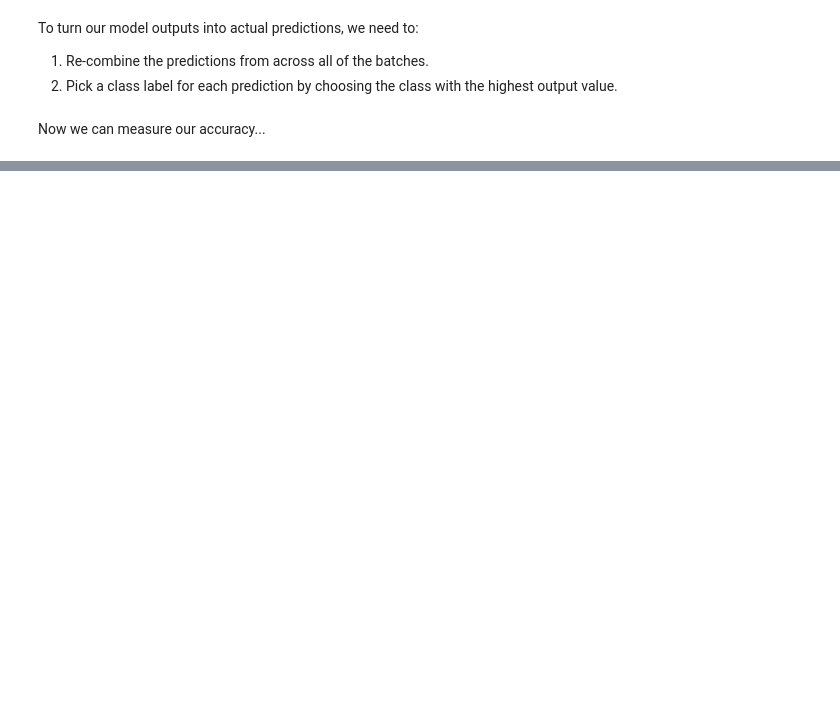
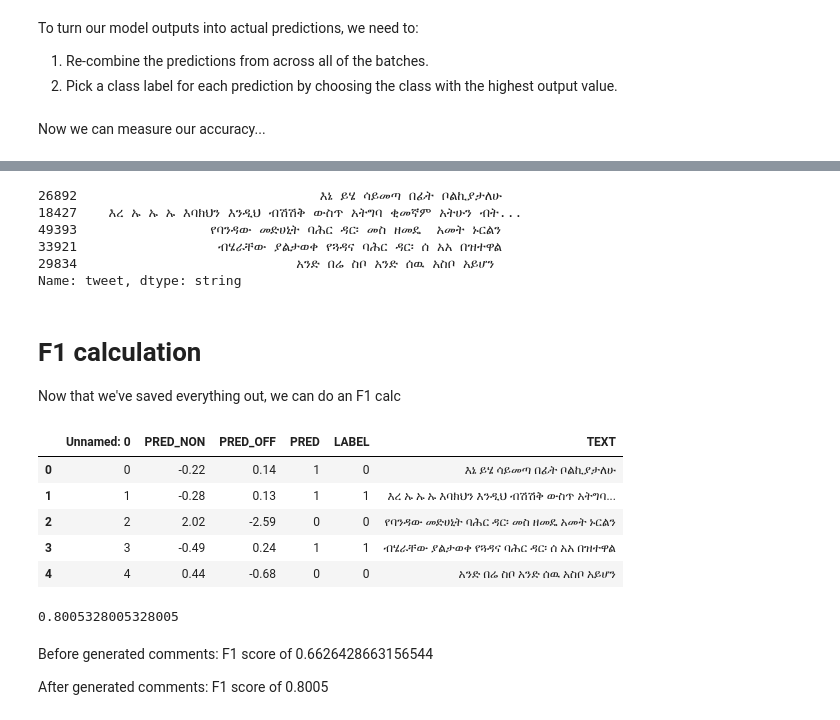
Before and after one commit to jcweaver/w266-project, a Jupyter notebook: XLMR-Amharic-Plus.ipynb, the cells around one changed output, grey strips where cells are left out. Cells and saved outputs as stored; diff of their text form; code cells hidden in the pictures; blank space fills up the shorter version.

```diff
--- a/XLMR-Amharic-Plus.ipynb
+++ b/XLMR-Amharic-Plus.ipynb
@@ -815,0 +749,10 @@ XLM-R Prediction accuracy: 0.868
+# %%
+amt = pd.Series(amharic_test["tweet"], dtype="string")
+amt.head()
+# %% [output]
+26892                               እኔ ይሄ ሳይመጣ በፊት ቦልኪያታለሁ
+18427    እረ ኡ ኡ ኡ እባክህን እንዲህ ብሽሽቅ ውስጥ አትግባ ቂመኛም አትሁን ብት...
+49393                 የባንዳው መድሀኒት ባሕር ዳር፡ መስ ዘመዴ  አመት ኑርልን
+33921                  ብሄራቸው ያልታወቀ የጓዳና ባሕር ዳር፡ ሰ አአ በዝተዋል
+29834                            አንድ በሬ ስቦ አንድ ሰዉ አስቦ አይሆን
+Name: tweet, dtype: string
@@ -815,0 +770,28 @@ XLM-R Prediction accuracy: 0.868
+# %% [markdown]
+# F1 calculation
+
+Now that we've saved everything out, we can do an F1 calc
+# %%
+
+import pandas as pd
+
+am_df = pd.read_csv("am_plus_pred_data.csv")
+# %%
+am_df.head()
+# %% [output]
+|  | Unnamed: 0 | PRED_NON | PRED_OFF | PRED | LABEL | TEXT |
+| 0 | 0 | -0.22 | 0.14 | 1 | 0 | እኔ ይሄ ሳይመጣ በፊት ቦልኪያታለሁ |
+| 1 | 1 | -0.28 | 0.13 | 1 | 1 | እረ ኡ ኡ ኡ እባክህን እንዲህ ብሽሽቅ ውስጥ አትግባ... |
+| 2 | 2 | 2.02 | -2.59 | 0 | 0 | የባንዳው መድሀኒት ባሕር ዳር፡ መስ ዘመዴ አመት ኑርልን |
+| 3 | 3 | -0.49 | 0.24 | 1 | 1 | ብሄራቸው ያልታወቀ የጓዳና ባሕር ዳር፡ ሰ አአ በዝተዋል |
+| 4 | 4 | 0.44 | -0.68 | 0 | 0 | አንድ በሬ ስቦ አንድ ሰዉ አስቦ አይሆን |
+# %%
+from sklearn.metrics import f1_score
+
+f1_score(am_df["LABEL"], am_df["PRED"])
+# %% [output]
+0.8005328005328005
+# %% [markdown]
+Before generated comments: F1 score of 0.6626428663156544
+
+After generated comments: F1 score of 0.8005
```
Also changed, not shown: parts of 28 cells of this notebook.
